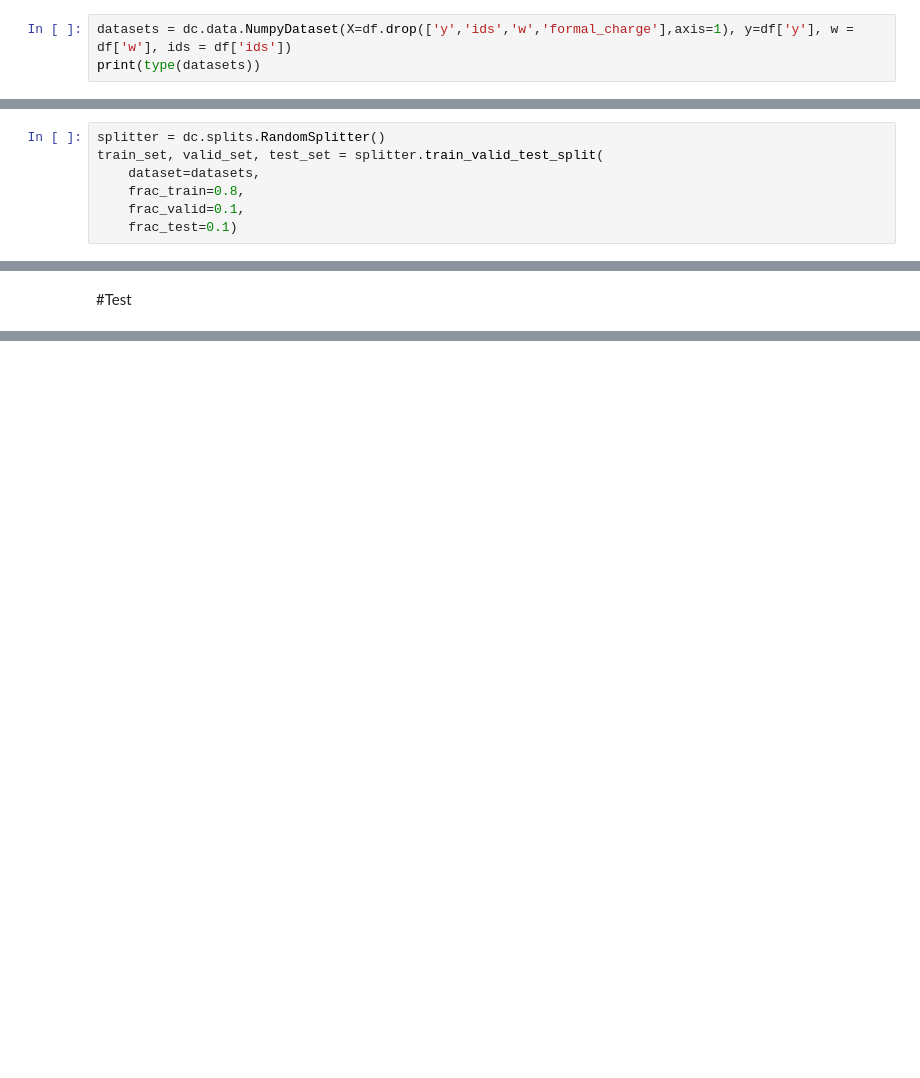
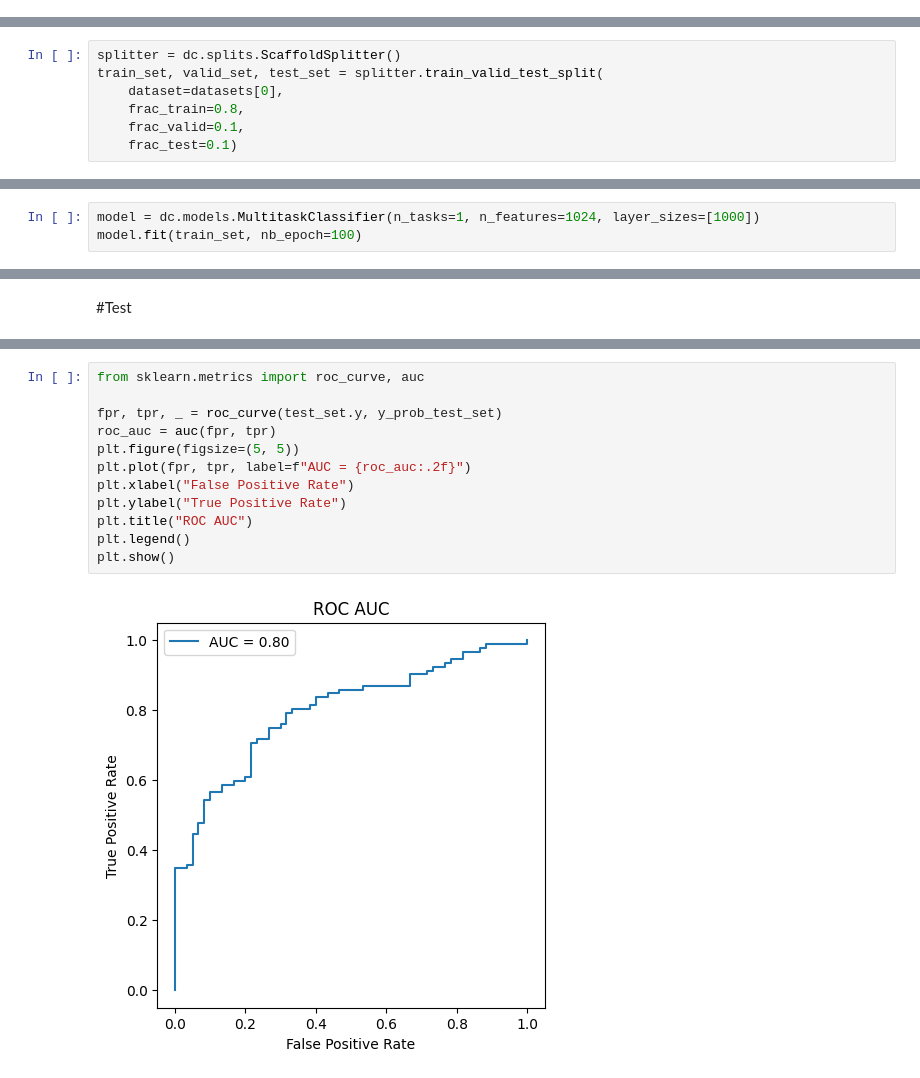
Before and after one commit to ivykhanhvy/BACE-MoleculeNet, a Jupyter notebook: BACE_Classification.ipynb, the cells around one changed output, grey strips where cells are left out. Cells and saved outputs as stored; diff of their text form; blank space fills up the shorter version.

```diff
--- a/BACE_Classification.ipynb
+++ b/BACE_Classification.ipynb
@@ -119,5 +111,2 @@ df.head()
 # %% [markdown]
 # Data Splitting
-# %%
-datasets = dc.data.NumpyDataset(X=df.drop(['y','ids','w','formal_charge'],axis=1), y=df['y'], w = df['w'], ids = df['ids'])
-print(type(datasets))
@@ -126,7 +113,7 @@ print(type(datasets))
 # %%
-splitter = dc.splits.RandomSplitter()
+splitter = dc.splits.ScaffoldSplitter()
 train_set, valid_set, test_set = splitter.train_valid_test_split(
-    dataset=datasets,
+    dataset=datasets[0],
     frac_train=0.8,
     frac_valid=0.1,
     frac_test=0.1)
@@ -140,0 +196,3 @@ print(train_set.X.shape)
+# %%
+model = dc.models.MultitaskClassifier(n_tasks=1, n_features=1024, layer_sizes=[1000])
+model.fit(train_set, nb_epoch=100)
@@ -328,0 +394,14 @@ Test ROC_AUC score: 0.890418118466899
+# %%
+from sklearn.metrics import roc_curve, auc
+
+fpr, tpr, _ = roc_curve(test_set.y, y_prob_test_set)
+roc_auc = auc(fpr, tpr)
+plt.figure(figsize=(5, 5))
+plt.plot(fpr, tpr, label=f"AUC = {roc_auc:.2f}")
+plt.xlabel("False Positive Rate")
+plt.ylabel("True Positive Rate")
+plt.title("ROC AUC")
+plt.legend()
+plt.show()
+# %% [output]
+[figure, added]
```
Also changed, not shown: parts of 27 cells of this notebook.
